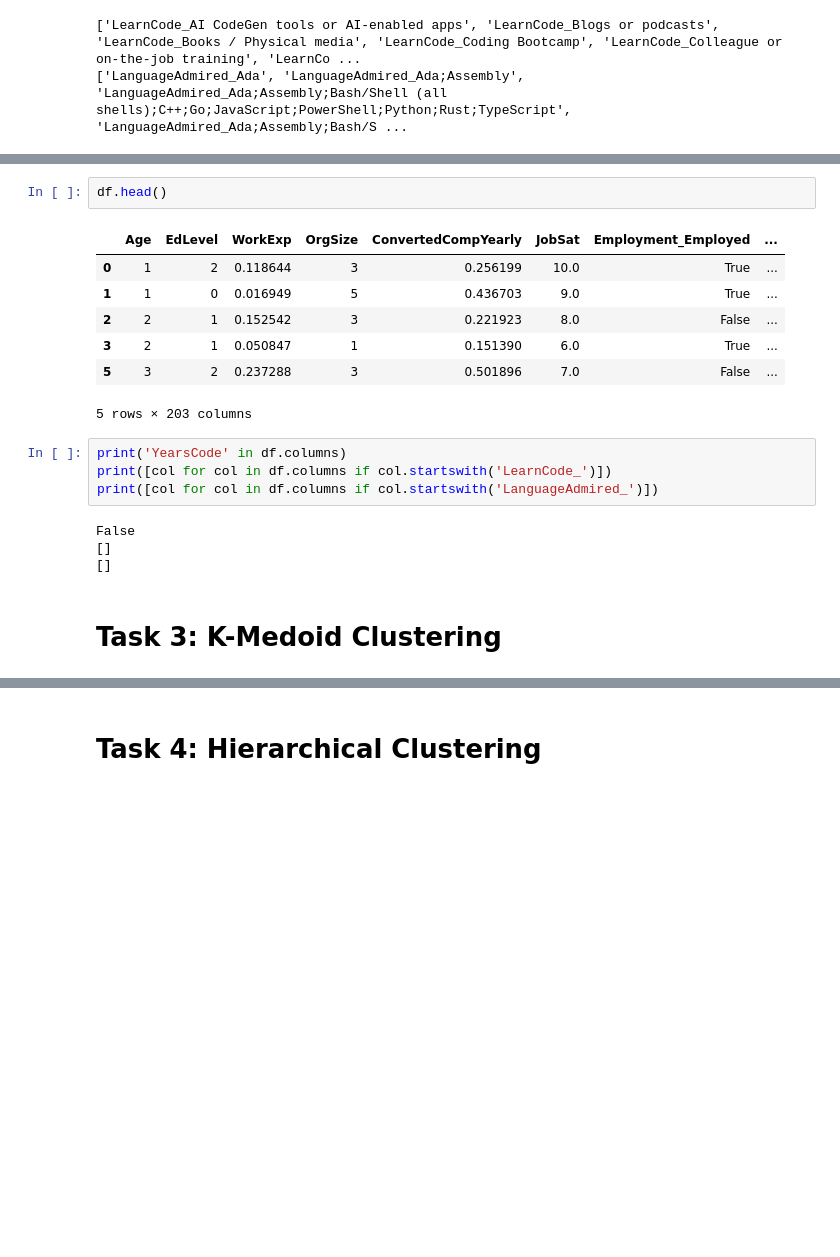
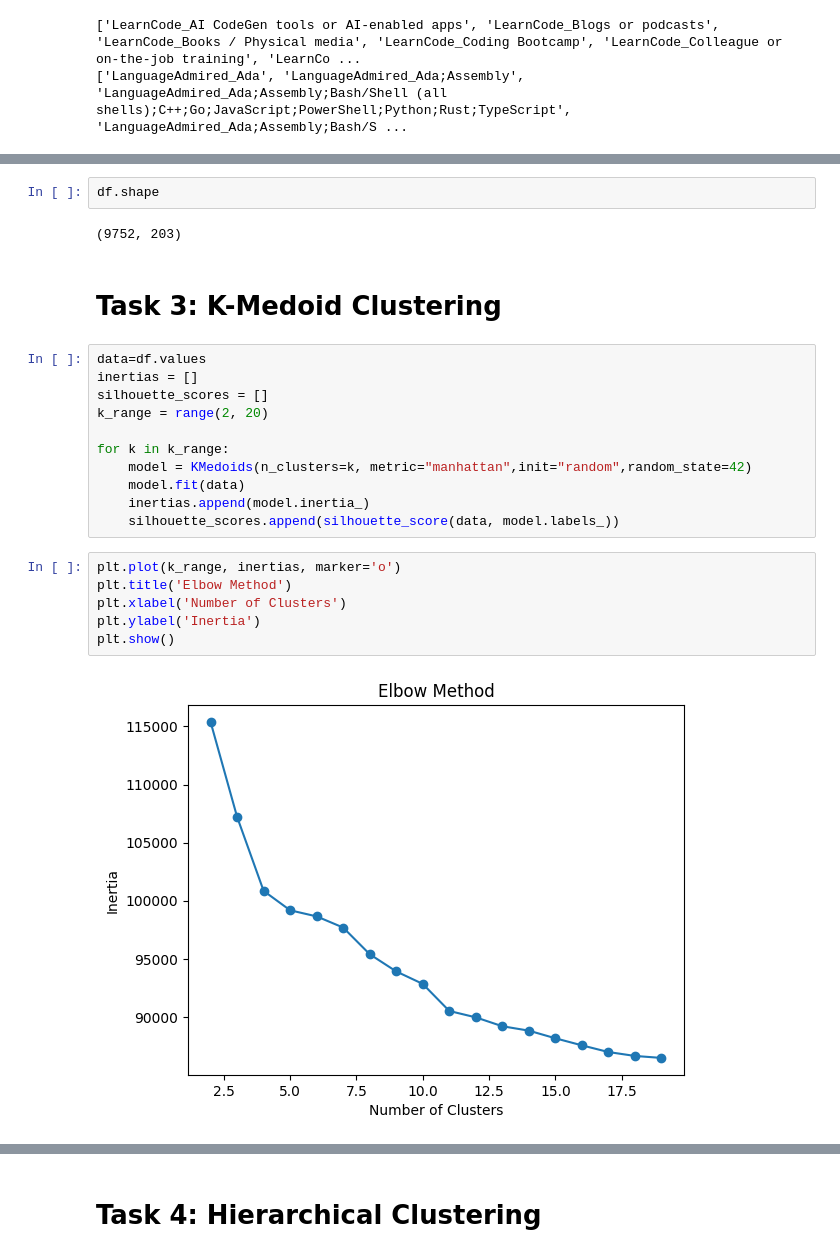
Before and after one commit to FarahHossam126/Data_Mining_Project, a Jupyter notebook: main.ipynb, the cells around one changed output, grey strips where cells are left out. Drawn from its saved outputs; the diff is of its cells as text; blank space fills up the shorter version.

Commit message:
Kmedoids done

```diff
--- a/main.ipynb
+++ b/main.ipynb
@@ -373,20 +382,25 @@ df.drop(columns=tech_cols, inplace=True)
-# %%
-df.head()
-# %% [output]
-|  | Age | EdLevel | WorkExp | OrgSize | ConvertedCompYearly | JobSat | Employment_Employed | ... |
-| 0 | 1 | 2 | 0.118644 | 3 | 0.256199 | 10.0 | True | ... |
-| 1 | 1 | 0 | 0.016949 | 5 | 0.436703 | 9.0 | True | ... |
-| 2 | 2 | 1 | 0.152542 | 3 | 0.221923 | 8.0 | False | ... |
-| 3 | 2 | 1 | 0.050847 | 1 | 0.151390 | 6.0 | True | ... |
-| 5 | 3 | 2 | 0.237288 | 3 | 0.501896 | 7.0 | False | ... |
-5 rows × 203 columns
-# %%
-print('YearsCode' in df.columns)
-print([col for col in df.columns if col.startswith('LearnCode_')])
-print([col for col in df.columns if col.startswith('LanguageAdmired_')])
-# %% [output]
-False
-[]
-[]
+# %%
+df.shape
+# %% [output]
+(9752, 203)
 # %% [markdown]
 # Task 3: K-Medoid Clustering
+# %%
+data=df.values
+inertias = []
+silhouette_scores = []
+k_range = range(2, 20)
+
+for k in k_range:
+    model = KMedoids(n_clusters=k, metric="manhattan",init="random",random_state=42)
+    model.fit(data)
+    inertias.append(model.inertia_)
+    silhouette_scores.append(silhouette_score(data, model.labels_))
+# %%
+plt.plot(k_range, inertias, marker='o')
+plt.title('Elbow Method')
+plt.xlabel('Number of Clusters')
+plt.ylabel('Inertia')
+plt.show()
+# %% [output]
+[figure, added]
```
Also changed, not shown: parts of 7 cells of this notebook.
